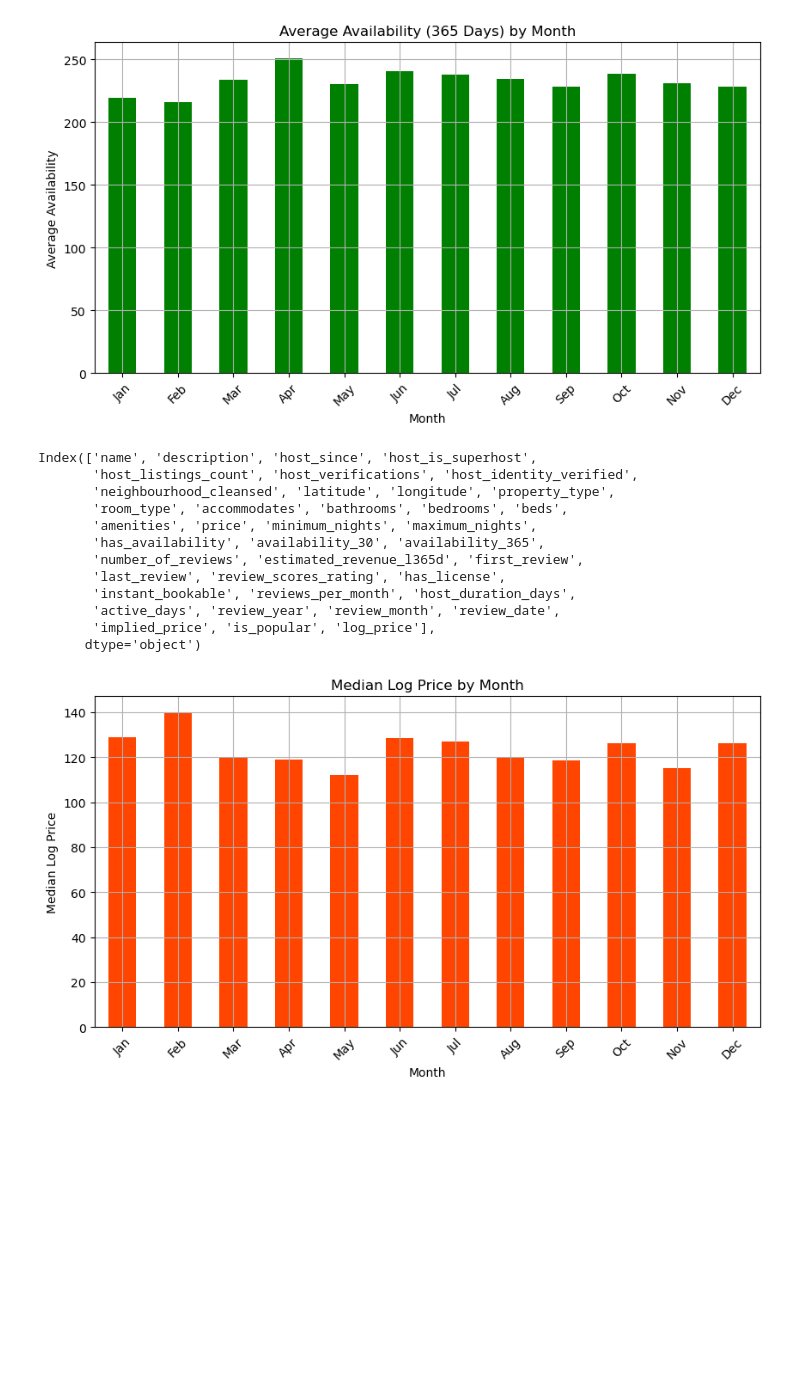
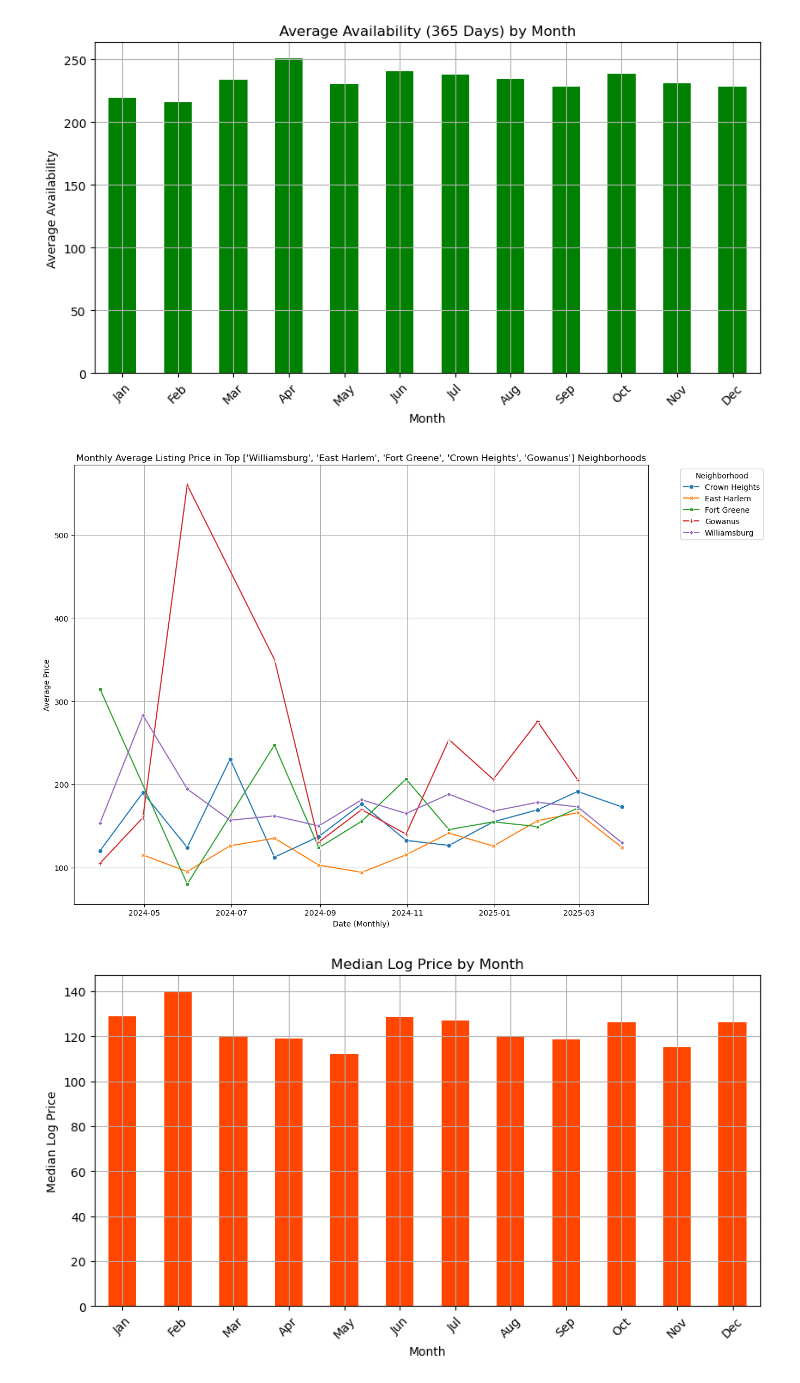
Before and after one commit to Deimos999/EDA-Final, a Jupyter notebook: final_project_Alexia.ipynb, the cells around one changed output. Saved outputs shown, nothing was run; the diff lists cells and outputs as text; code cells hidden in the pictures; blank space fills up the shorter version.

```diff
--- a/final_project_Alexia.ipynb
+++ b/final_project_Alexia.ipynb
@@ -1029,15 +1028,0 @@ import plotly.graph_objects as go
-# %%
-df.columns
-# %% [output]
-Index(['name', 'description', 'host_since', 'host_is_superhost',
-       'host_listings_count', 'host_verifications', 'host_identity_verified',
-       'neighbourhood_cleansed', 'latitude', 'longitude', 'property_type',
-       'room_type', 'accommodates', 'bathrooms', 'bedrooms', 'beds',
-       'amenities', 'price', 'minimum_nights', 'maximum_nights',
-       'has_availability', 'availability_30', 'availability_365',
-       'number_of_reviews', 'estimated_revenue_l365d', 'first_review',
-       'last_review', 'review_scores_rating', 'has_license',
-       'instant_bookable', 'reviews_per_month', 'host_duration_days',
-       'active_days', 'review_year', 'review_month', 'review_date',
-       'implied_price', 'is_popular', 'log_price'],
-      dtype='object')
@@ -1091,3 +1029,28 @@ fig.show()
+# %%
+df_ts = df.sort_values('last_review')
+# %%
+# Filter the DataFrame to include only these top neighborhoods
+top_neighborhoods = ['Williamsburg', 'East Harlem', 'Fort Greene', 'Crown Heights','Gowanus' ]
+df_top_neighborhoods = df_ts[df_ts['neighbourhood_cleansed'].isin(top_neighborhoods)].copy()
+
+# Removed the line: df_top_neighborhoods.set_index('review_date', inplace=True)
+# This ensures 'review_date' remains a column for pd.Grouper.
+
+# Resample by month and group by neighbourhood_cleansed, then calculate mean price
+monthly_price_by_neighborhood = df_top_neighborhoods.groupby(['neighbourhood_cleansed', pd.Grouper(key='last_review', freq='ME')])['price'].mean().unstack(level=0)
+
+# Plotting using seaborn's lineplot, which handles multiple series well
+plt.figure(figsize=(16, 9)) # Adjust figure size for better readability
+sns.lineplot(data=monthly_price_by_neighborhood, markers=True, dashes=False) # markers=True for individual points
+plt.title(f'Monthly Average Listing Price in Top {top_neighborhoods} Neighborhoods')
+plt.xlabel('Date (Monthly)')
+plt.ylabel('Average Price')
+plt.grid(True)
+plt.legend(title='Neighborhood', bbox_to_anchor=(1.05, 1), loc='upper left') # Place legend outside
+plt.tight_layout(rect=[0, 0, 0.85, 1]) # Adjust layout to make space for legend
+plt.show()
+# %% [output]
+[figure, added]
 # %%
 price_by_month = df.groupby('review_month')['price'].median()
 plt.figure(figsize=(10, 5))
```
Also changed, not shown: parts of 30 cells of this notebook, 2 other files.
